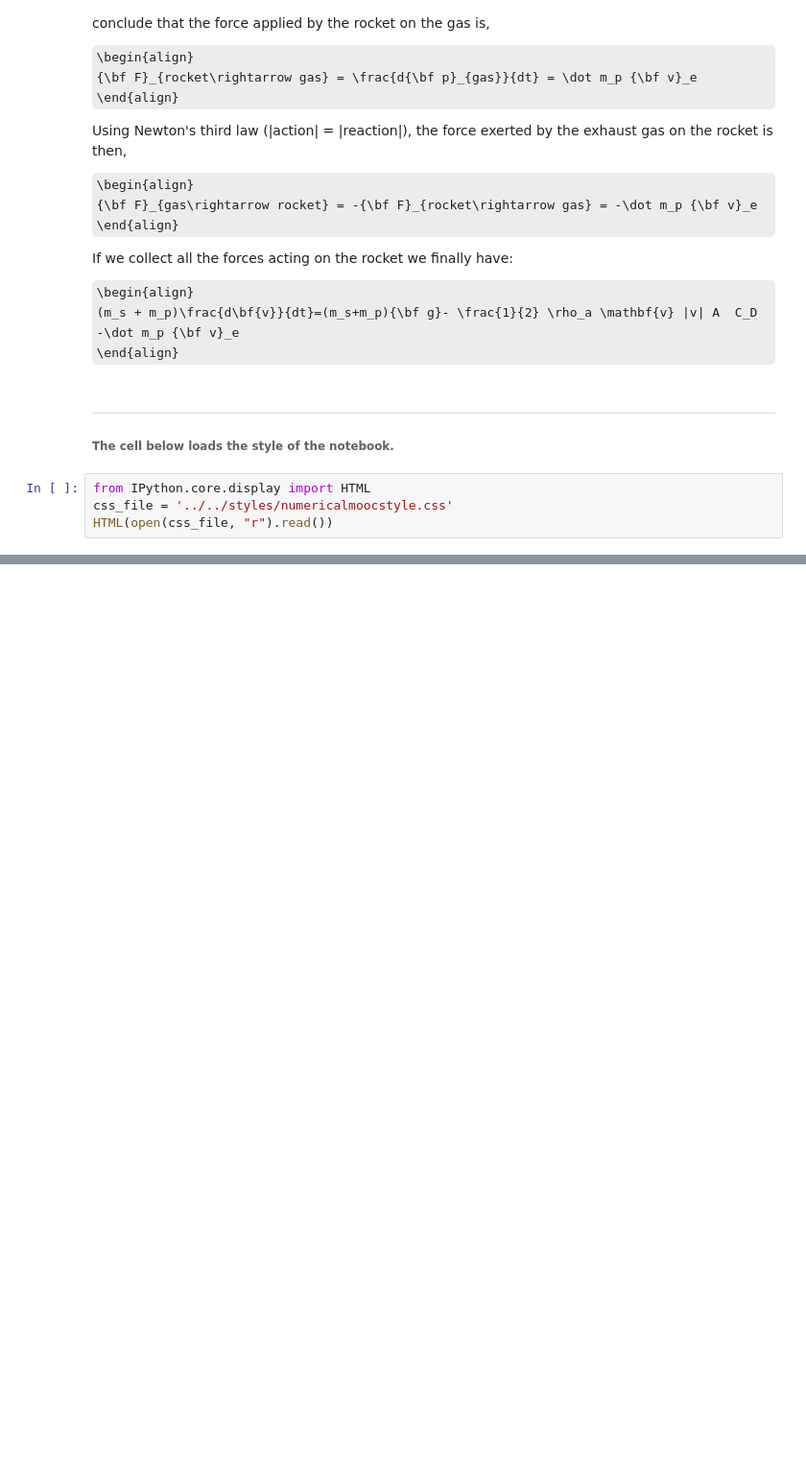
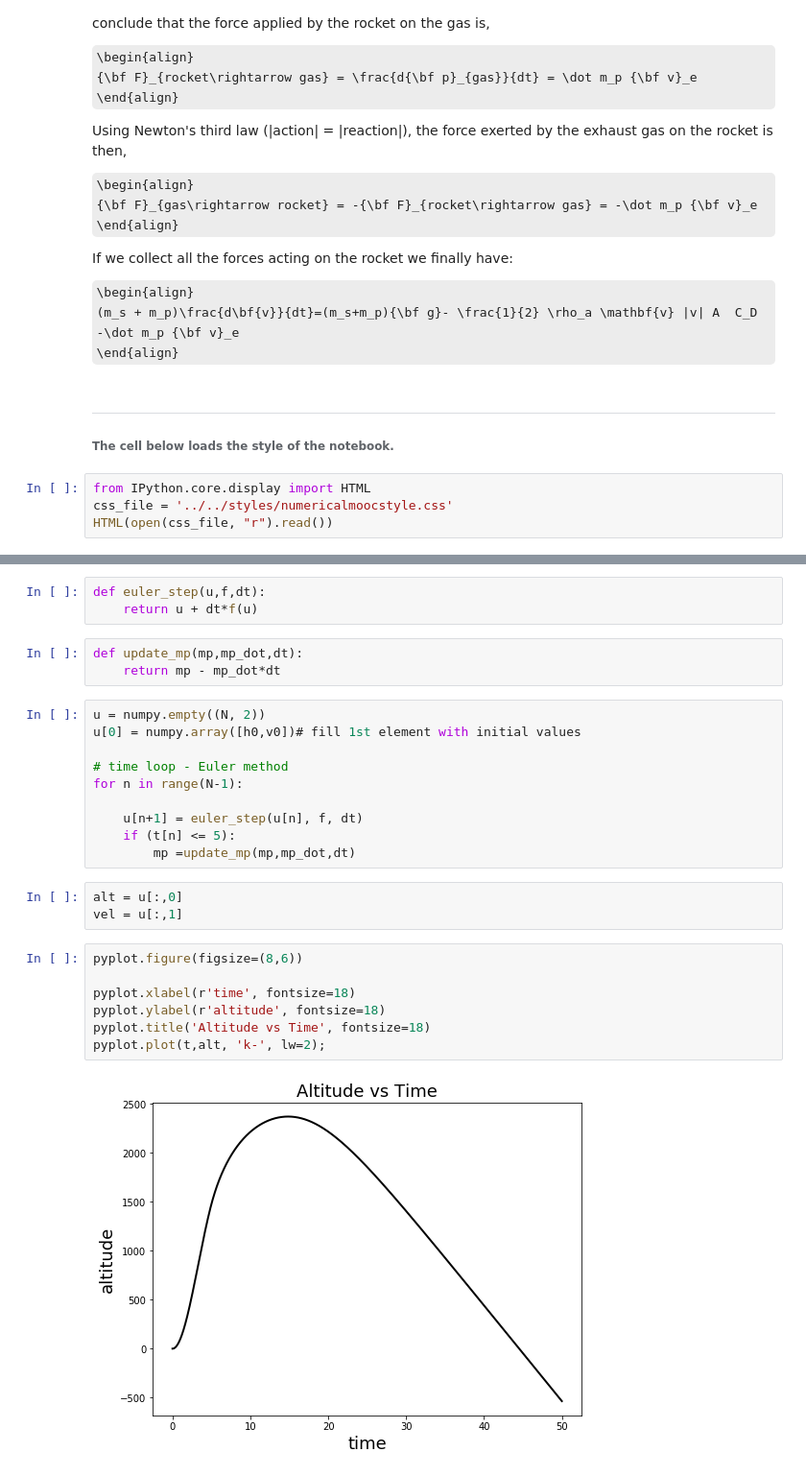
Before and after one commit to strankid/numerical-mooc, a Jupyter notebook: lessons/01_phugoid/Rocket_Assignment.ipynb, the cells around one changed output, grey strips where cells are left out. Shown at 96% size. Saved outputs shown, nothing was run; the diff lists cells and outputs as text; some formulas as TeX source; blank space fills up the shorter version.

```diff
--- a/lessons/01_phugoid/Rocket_Assignment.ipynb
+++ b/lessons/01_phugoid/Rocket_Assignment.ipynb
@@ -97,0 +131,28 @@ HTML(open(css_file, "r").read())
+# %%
+def euler_step(u,f,dt):
+    return u + dt*f(u)
+# %%
+def update_mp(mp,mp_dot,dt):
+    return mp - mp_dot*dt
+# %%
+u = numpy.empty((N, 2))
+u[0] = numpy.array([h0,v0])# fill 1st element with initial values
+
+# time loop - Euler method
+for n in range(N-1):
+
+    u[n+1] = euler_step(u[n], f, dt)
+    if (t[n] <= 5):
+        mp =update_mp(mp,mp_dot,dt)
+# %%
+alt = u[:,0]
+vel = u[:,1]
+# %%
+pyplot.figure(figsize=(8,6))
+
+pyplot.xlabel(r'time', fontsize=18)
+pyplot.ylabel(r'altitude', fontsize=18)
+pyplot.title('Altitude vs Time', fontsize=18)
+pyplot.plot(t,alt, 'k-', lw=2);
+# %% [output]
+[figure, added]
```
Also changed, not shown: parts of 6 cells of this notebook.
